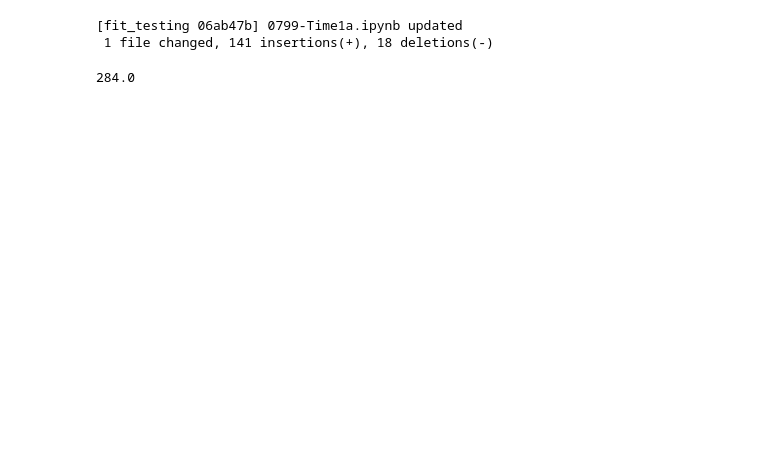
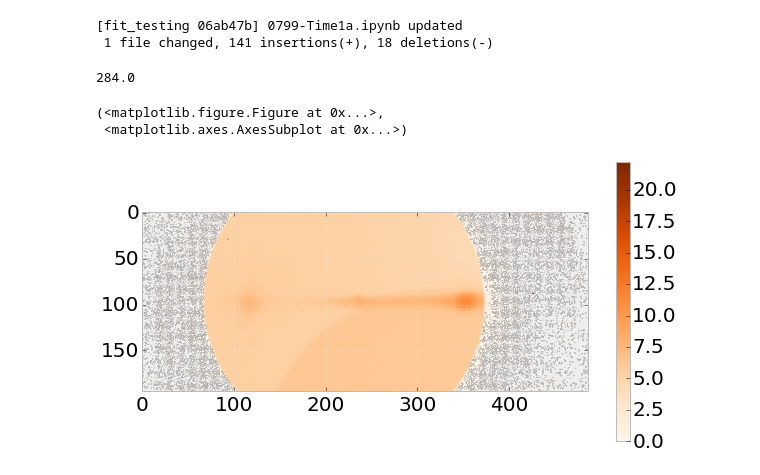
Before and after one commit to giulioungaretti/SPring8, a Jupyter notebook: 0799-Time1a.ipynb, the cells around one changed output. Cells and saved outputs as stored; diff of their text form; code cells hidden in the pictures; blank space fills up the shorter version.

```diff
--- a/0799-Time1a.ipynb
+++ b/0799-Time1a.ipynb
@@ -407,7 +415,17 @@ tight_layout()
 # %% [output]
 [fit_testing 06ab47b] 0799-Time1a.ipynb updated
  1 file changed, 141 insertions(+), 18 deletions(-)
-# %%
--on_off[0] +on_off[1]
-# %% [output]
-284.0
+# %%
+H = loadtxt('./InAs0799/H.dat')
+L = loadtxt('./InAs0799/L.dat')
+K = loadtxt('./InAs0799/K.dat')
+# %% [output]
+284.0
+# %%
+test_image = SPring8_image(files[-55])
+test_image.read_detector(2)
+test_image.show(log=True)
+# %% [output]
+(<matplotlib.figure.Figure at 0x...>,
+ <matplotlib.axes.AxesSubplot at 0x...>)
+[figure, added]
```
Also changed, not shown: parts of 10 cells of this notebook.
